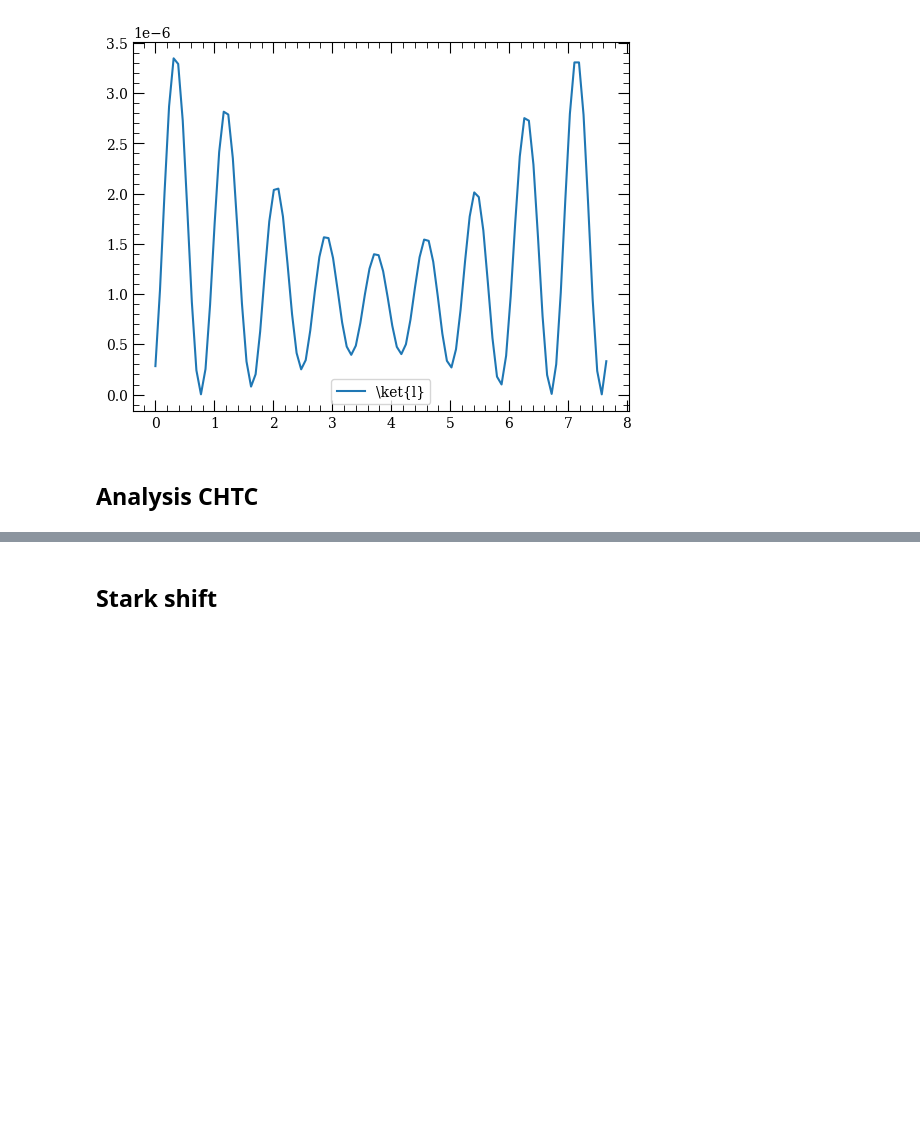
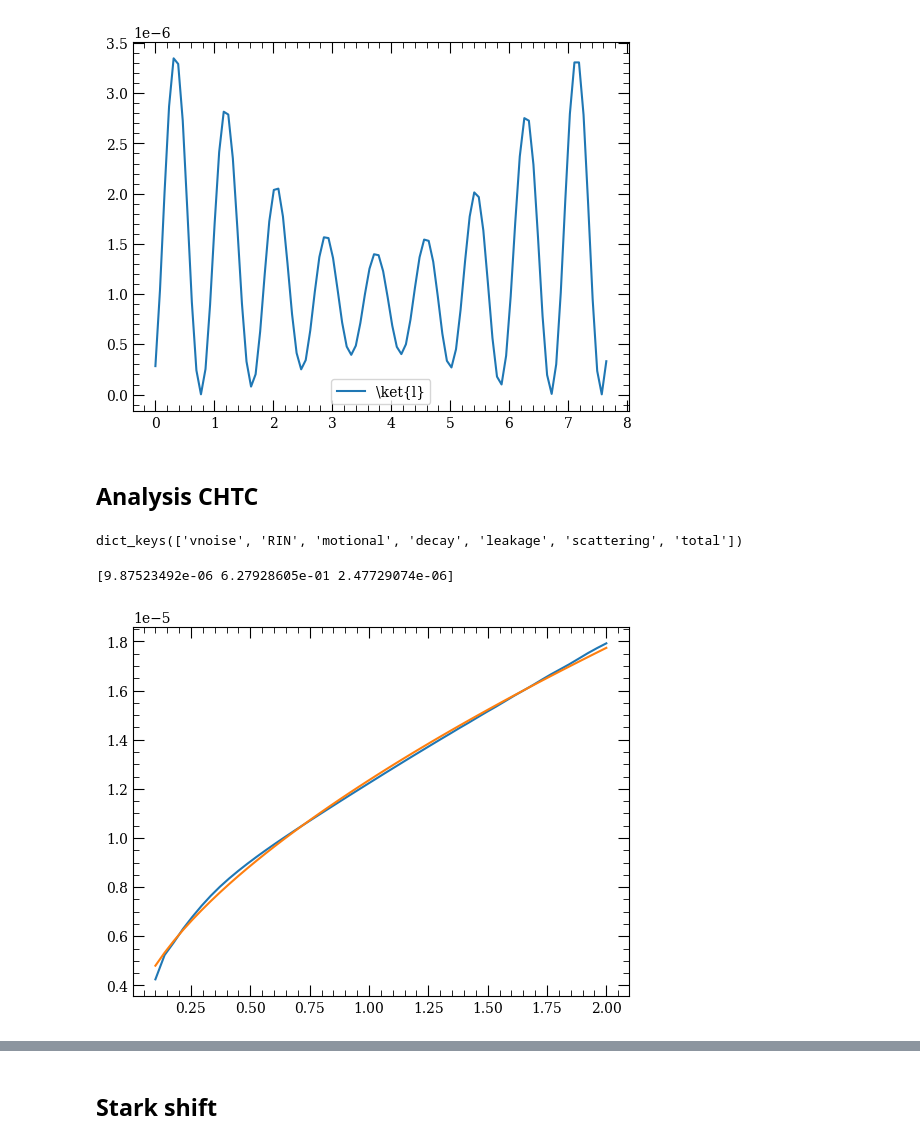
Before and after one commit to Linipun/GateError, a Jupyter notebook: budget.ipynb, the cells around one changed output, grey strips where cells are left out. Drawn from its saved outputs; the diff is of its cells as text; code cells hidden in the pictures; blank space fills up the shorter version.

```diff
--- a/budget.ipynb
+++ b/budget.ipynb
@@ -943,6 +948,28 @@ print(np.angle(population[-1,1]))
 [figure]
 # %% [markdown]
 <h2>Analysis CHTC</h2>
+# %%
+data['raw_fig2']['y'].keys()
+# %% [output]
+dict_keys(['vnoise', 'RIN', 'motional', 'decay', 'leakage', 'scattering', 'total'])
+# %%
+y = data['raw_fig2']['y']['leakage']
+x = data['raw_fig2']['x']['values']
+# print(y)
+plt.plot(x,y)
+def oneovern(x, a, b):
+    return a/x+b
+def logn(x,a,b):
+    return a*np.log(x)+b
+
+def sqrtn(x,a,b,c):
+    return a*x**b+c
+param, error = opt.curve_fit(sqrtn,x,y)
+plt.plot(x, sqrtn(x,*param))
+print(param)
+# %% [output]
+[9.87523492e-06 6.27928605e-01 2.47729074e-06]
+[figure, added]
 # %%
 ns = [50,55]
 depths = [300,500,700,900]
```
Also changed, not shown: parts of 5 cells of this notebook, 2 other files.
